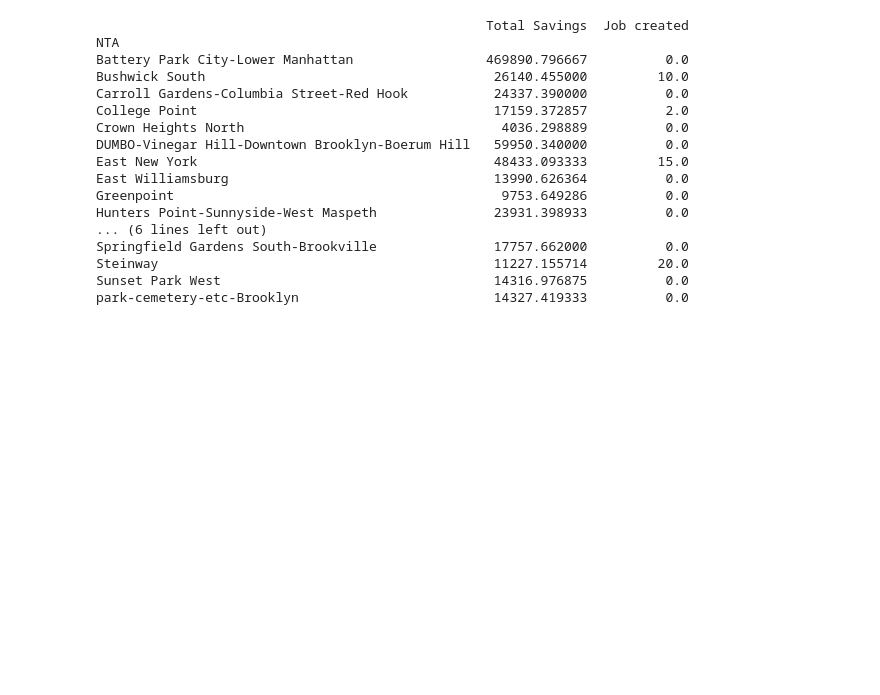
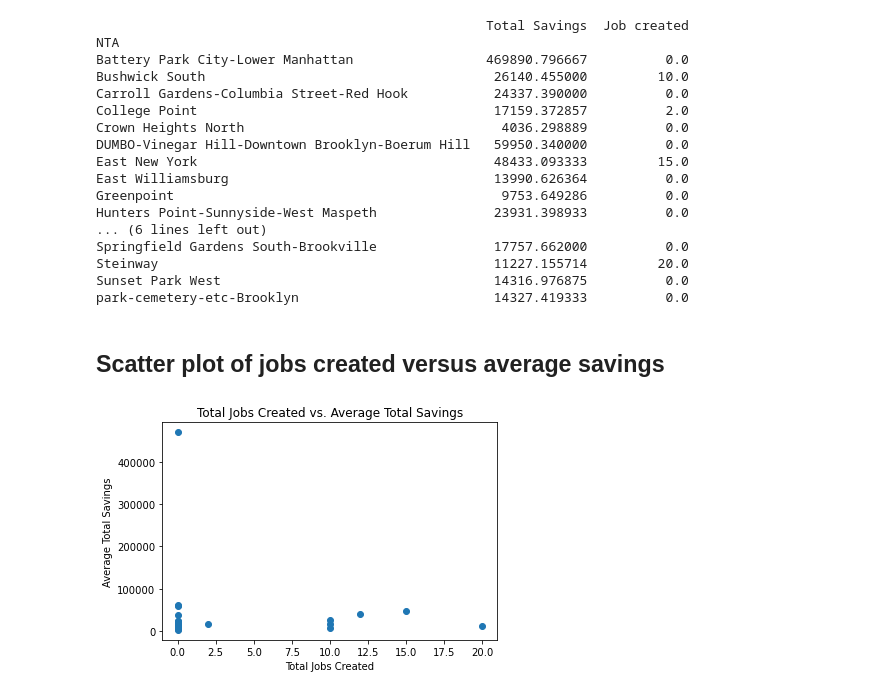
Before and after one commit to dilwong/binder-framework, a Jupyter notebook: Exploratory_Analysis.ipynb, the cells around one changed output. Drawn from its saved outputs; the diff is of its cells as text; code cells hidden in the pictures; blank space fills up the shorter version.

```diff
--- a/Exploratory_Analysis.ipynb
+++ b/Exploratory_Analysis.ipynb
@@ -133,3 +133,14 @@ park-cemetery-etc-Brooklyn                         14327.419333          0.0
 # %%
 # Save to CSV file
 NTAsavings.to_csv('meanTotalSavings_and_totalJobsCreated.csv')
+# %% [markdown]
+## Scatter plot of jobs created versus average savings
+# %%
+# Linear-Linear Plot
+fig, ax = plt.subplots(1)
+ax.scatter(NTAsavings['Job created'], NTAsavings['Total Savings'])
+ax.set_xlabel('Total Jobs Created')
+ax.set_ylabel('Average Total Savings')
+ax.set_title('Total Jobs Created vs. Average Total Savings');
+# %% [output]
+[figure, added]
```
Also changed, not shown: parts of 7 cells of this notebook.
